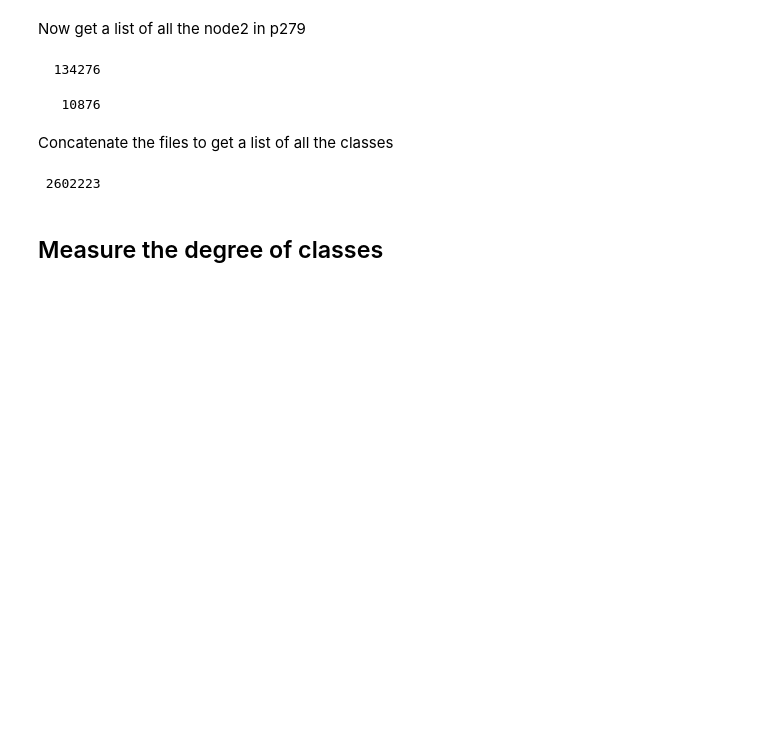
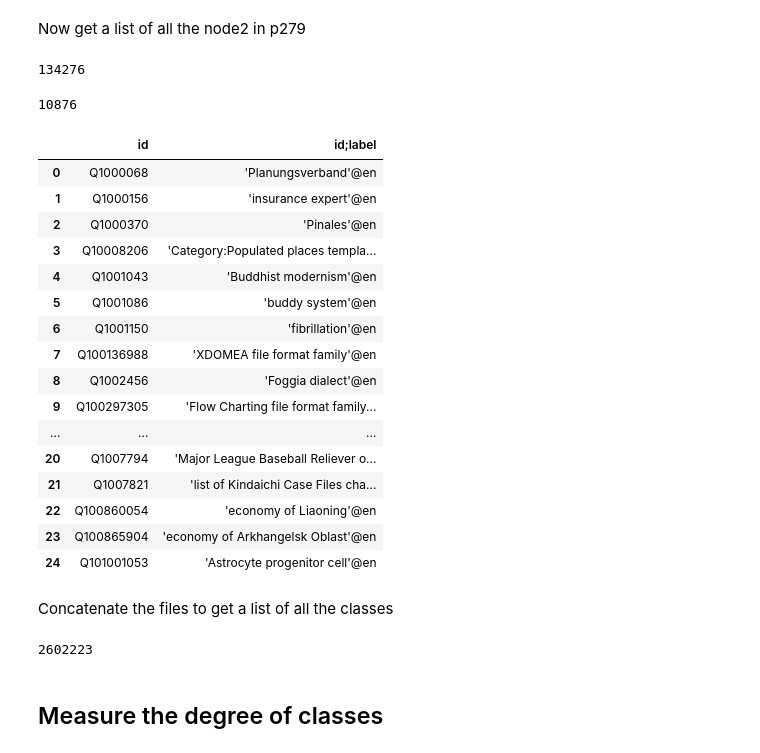
Before and after one commit to usc-isi-i2/kgtk-notebooks, a Jupyter notebook: use-cases/class-visualization.ipynb, the cells around one changed output. Saved outputs shown, nothing was run; the diff lists cells and outputs as text; code cells hidden in the pictures; blank space fills up the shorter version.

```diff
--- a/use-cases/class-visualization.ipynb
+++ b/use-cases/class-visualization.ipynb
@@ -190,3 +190,23 @@ kgtk("""
+# %%
+kgtk("head -i $TEMP/p279.classes-that-are-not-subclasses.tsv.gz -n 25 / add-labels")
+# %% [output]
+|  | id | id;label |
+| 0 | Q1000068 | 'Planungsverband'@en |
+| 1 | Q1000156 | 'insurance expert'@en |
+| 2 | Q1000370 | 'Pinales'@en |
+| 3 | Q10008206 | 'Category:Populated places templa... |
+| 4 | Q1001043 | 'Buddhist modernism'@en |
+| 5 | Q1001086 | 'buddy system'@en |
+| 6 | Q1001150 | 'fibrillation'@en |
+| 7 | Q100136988 | 'XDOMEA file format family'@en |
+| 8 | Q1002456 | 'Foggia dialect'@en |
+| 9 | Q100297305 | 'Flow Charting file format family... |
+| ... | ... | ... |
+| 20 | Q1007794 | 'Major League Baseball Reliever o... |
+| 21 | Q1007821 | 'list of Kindaichi Case Files cha... |
+| 22 | Q100860054 | 'economy of Liaoning'@en |
+| 23 | Q100865904 | 'economy of Arkhangelsk Oblast'@en |
+| 24 | Q101001053 | 'Astrocyte progenitor cell'@en |
 # %% [markdown]
 Concatenate the files to get a list of all the classes
 # %%
```
Also changed, not shown: parts of 36 cells of this notebook, 1 other file.
